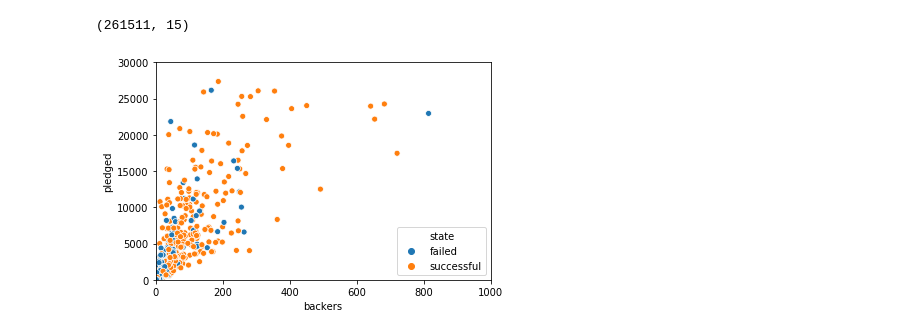
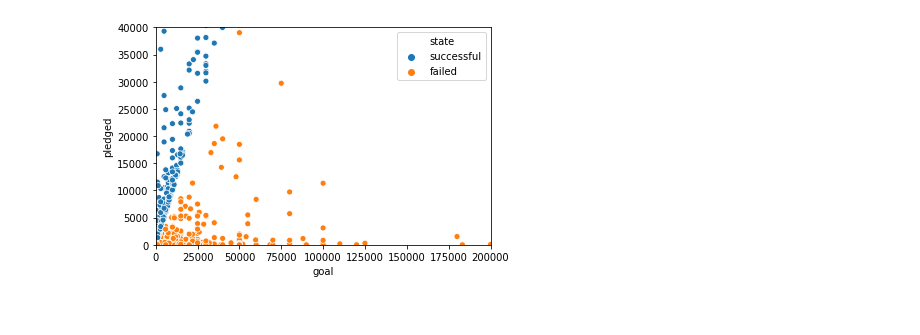
Before and after one commit to opportunity-through-data/activity-modules, a Jupyter notebook: Module 7/module-7.ipynb, the cells around one changed output. Saved outputs shown, nothing was run; the diff lists cells and outputs as text; code cells hidden in the pictures.

Commit message:
updates to clean data

```diff
--- a/Module 7/module-7.ipynb
+++ b/Module 7/module-7.ipynb
@@ -28,5 +31,0 @@ ks.shape
-# %%
-valid = ks[(ks['state'].isin(['successful', 'failed'])) & (ks['currency'] == 'USD')]
-valid.shape
-# %% [output]
-(261511, 15)
@@ -33,7 +36,7 @@ valid.shape
 # %%
-samp = valid.sample(1000)
-sns.scatterplot('backers', 'pledged', hue = 'state', data = samp);
-plt.xlim(0, 1000)
-plt.ylim(0, 30000);
+samp = ks.sample(1000)
+sns.scatterplot('goal', 'pledged', hue = 'state', data = samp);
+plt.xlim(0, 200000)
+plt.ylim(0, 40000);
 # %% [output]
-[figure, old version]
+[figure, new version]
```
Also changed, not shown: parts of 6 cells of this notebook, 1 other file.
